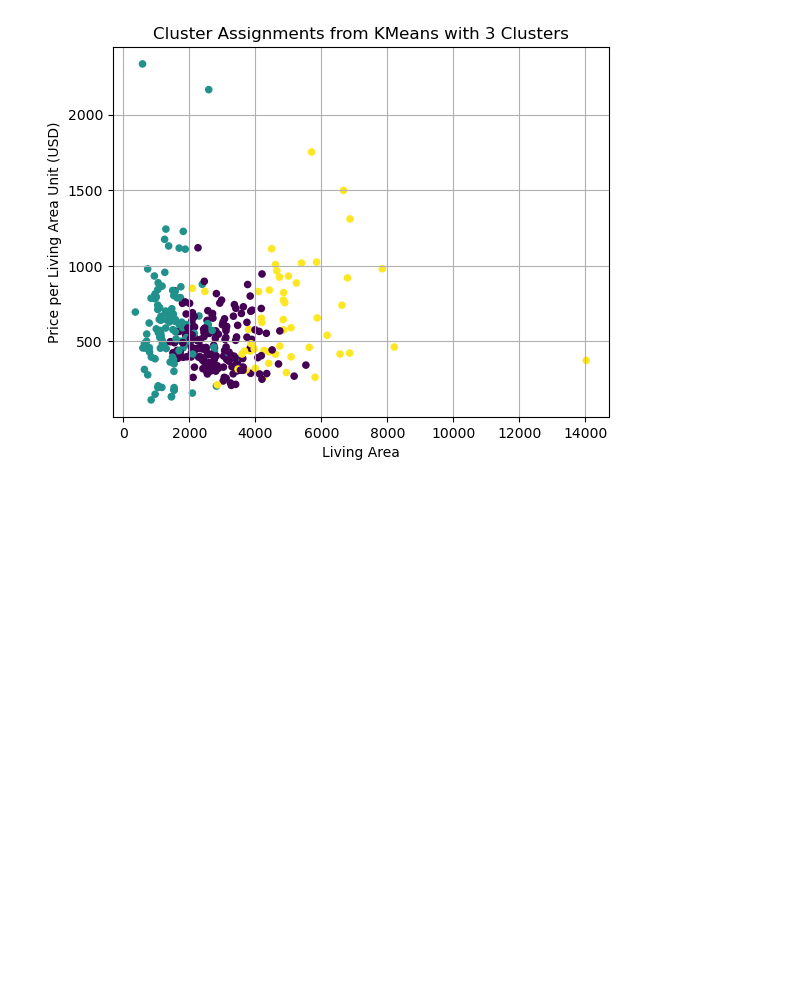
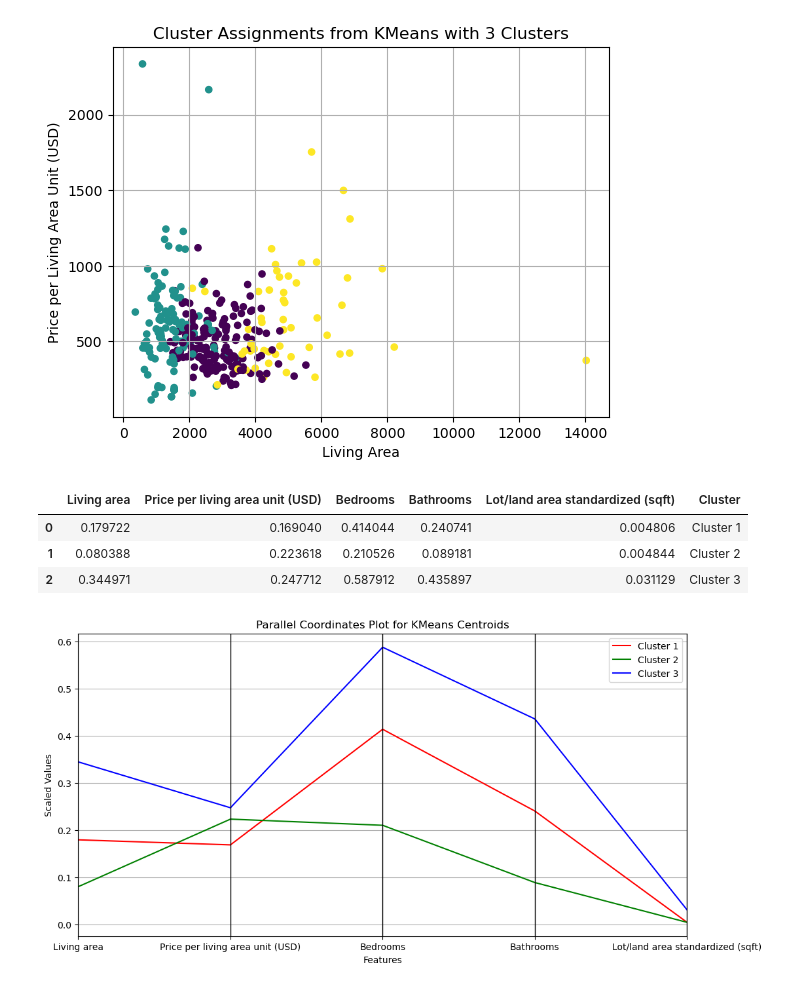
Before and after one commit to SUPERINTIALD/CSCI_4502_5502_Data_Mining_Final_Project, a Jupyter notebook: Market-Analysis.ipynb, the cells around one changed output. Cells and saved outputs as stored; diff of their text form; code cells hidden in the pictures; blank space fills up the shorter version.

Commit message:
add cluster analysis plot

```diff
--- a/Market-Analysis.ipynb
+++ b/Market-Analysis.ipynb
@@ -708,3 +708,32 @@ plt.grid()
 plt.show()
 # %% [output]
 [figure]
+# %%
+import pandas as pd
+from pandas.plotting import parallel_coordinates
+
+import matplotlib.pyplot as plt
+
+# Create a DataFrame containing the centroids
+centroids_df = pd.DataFrame(kmeans_3.cluster_centers_, columns=cols)
+
+# Add a column for the cluster labels
+centroids_df['Cluster'] = ['Cluster 1', 'Cluster 2', 'Cluster 3']
+
+# Display the DataFrame
+display(centroids_df)
+
+# Plot the parallel coordinates plot for the centroids
+plt.figure(figsize=(12, 6))
+parallel_coordinates(centroids_df, 'Cluster', color=['r', 'g', 'b'])
+plt.title('Parallel Coordinates Plot for KMeans Centroids')
+plt.xlabel('Features')
+plt.ylabel('Scaled Values')
+plt.grid(True)
+plt.show()
+# %% [output]
+|  | Living area | Price per living area unit (USD) | Bedrooms | Bathrooms | Lot/land area standardized (sqft) | Cluster |
+| 0 | 0.179722 | 0.169040 | 0.414044 | 0.240741 | 0.004806 | Cluster 1 |
+| 1 | 0.080388 | 0.223618 | 0.210526 | 0.089181 | 0.004844 | Cluster 2 |
+| 2 | 0.344971 | 0.247712 | 0.587912 | 0.435897 | 0.031129 | Cluster 3 |
+[figure, added]
```
